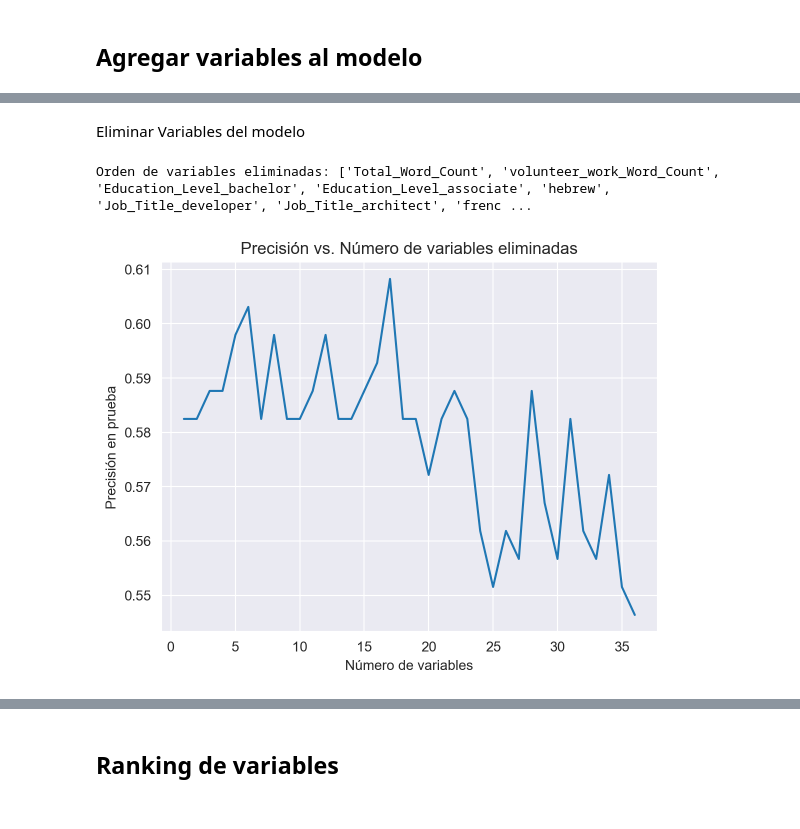
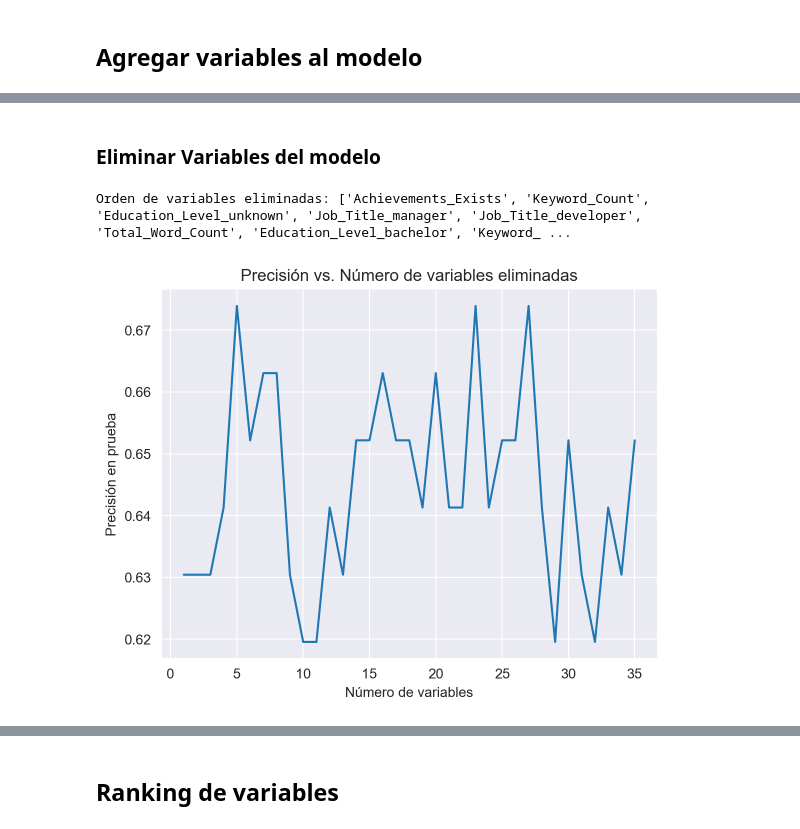
Before and after one commit to mastervecino/ProyectoFinalMaestria, a Jupyter notebook: Modelado base CVs.ipynb, the cells around one changed output, grey strips where cells are left out. Saved outputs shown, nothing was run; the diff lists cells and outputs as text; code cells hidden in the pictures.

Commit message:
uso solo base java y ajustes modelo

```diff
--- a/Modelado base CVs.ipynb
+++ b/Modelado base CVs.ipynb
@@ -18,7 +18,7 @@ import seaborn as sns
 # %% [markdown]
 ### Cargar datos
 # %%
-data = pd.read_csv("baseCVs.csv")
+data = pd.read_csv("baseCVsJava.csv")
 # %%
 data
 # %% [output]
@@ -366,5 +390,5 @@ Orden de variables añadidas: ['volunteer_work_Exists', 'spanish', 'projects_Wor
 # %% [markdown]
-Eliminar Variables del modelo
+### Eliminar Variables del modelo
 # %%
 def eliminar_variables_recursivamente(dta_ohe, target_col='Passed', test_size=0.3, random_state=69):
 
@@ -406,7 +430,7 @@ def eliminar_variables_recursivamente(dta_ohe, target_col='Passed', test_size=0.
 
     return orden_variables, precisiones_test
 # %%
-orden_vars, precisiones = eliminar_variables_recursivamente(data)
+orden_vars_resta, precisiones_resta = eliminar_variables_recursivamente(data)
 # %% [output]
-Orden de variables eliminadas: ['Total_Word_Count', 'volunteer_work_Word_Count', 'Education_Level_bachelor', 'Education_Level_associate', 'hebrew', 'Job_Title_developer', 'Job_Title_architect', 'frenc ...
+Orden de variables eliminadas: ['Achievements_Exists', 'Keyword_Count', 'Education_Level_unknown', 'Job_Title_manager', 'Job_Title_developer', 'Total_Word_Count', 'Education_Level_bachelor', 'Keyword_ ...
-[figure, old version]
+[figure, new version]
```
Also changed, not shown: parts of 47 cells of this notebook, 5 other files.
